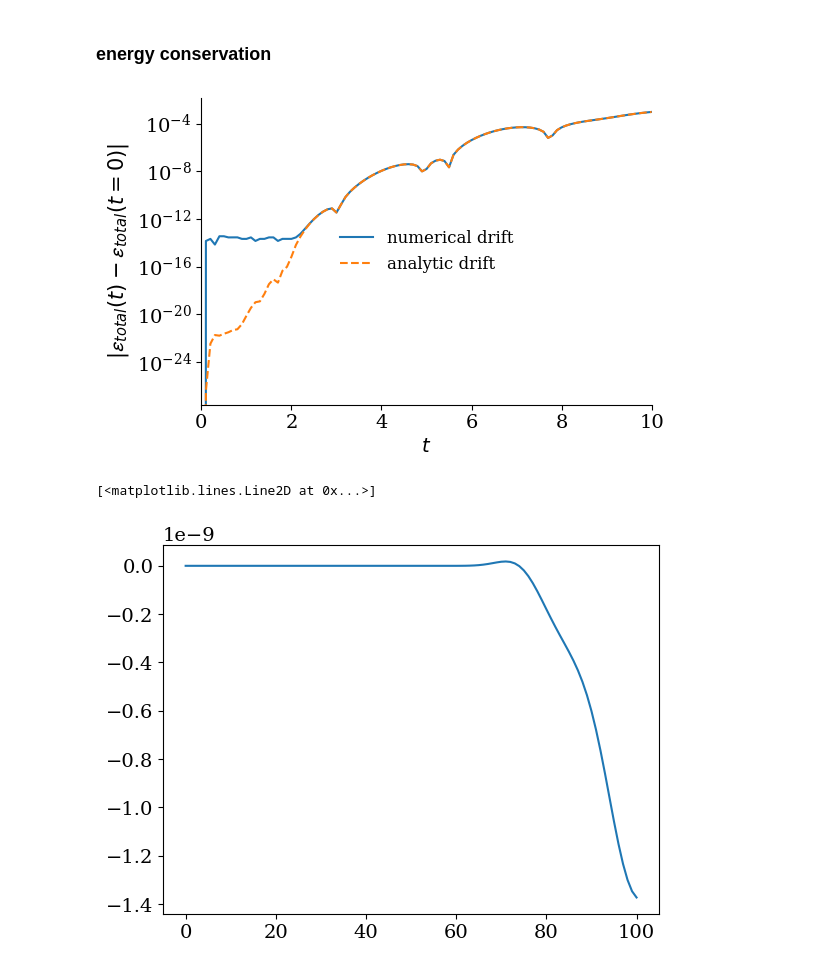
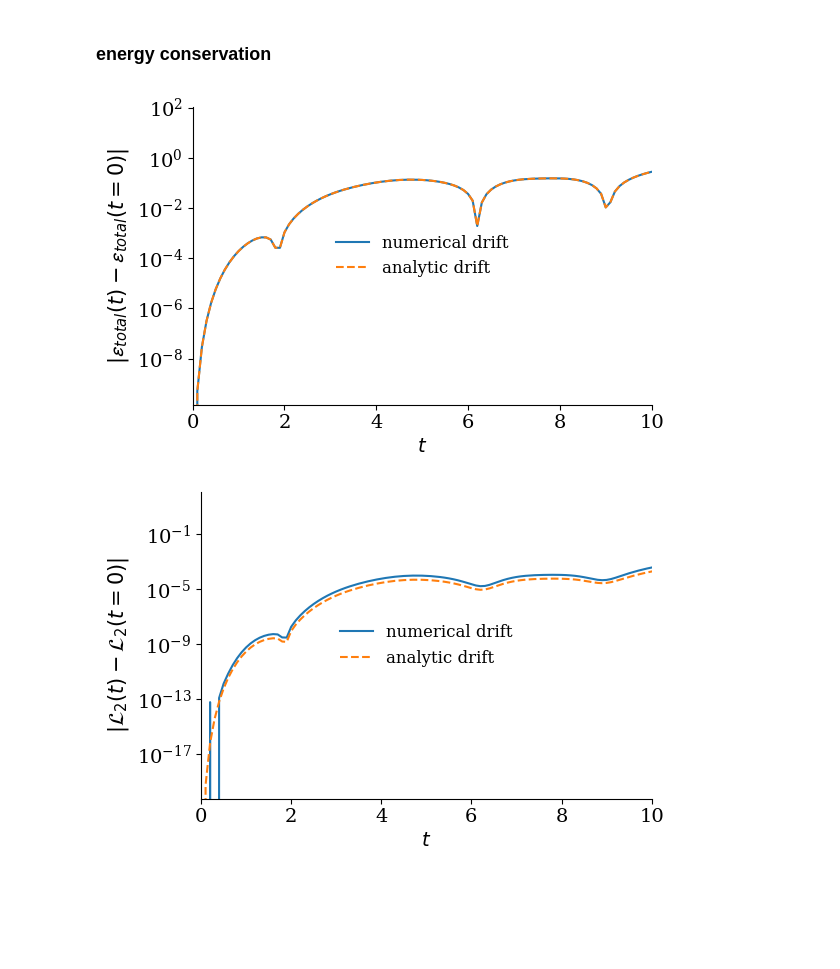
Before and after one commit to opaliss/SW-Conservative-Closure, a Jupyter notebook: SW/bump on tail SW (even).ipynb, the cells around one changed output. Drawn from its saved outputs; the diff is of its cells as text; code cells hidden in the pictures; blank space fills up the shorter version.

```diff
--- a/SW/bump on tail SW (even).ipynb
+++ b/SW/bump on tail SW (even).ipynb
@@ -24,10 +24,10 @@ matplotlib.rc('ytick', labelsize=14)
 # %%
 # set up configuration parameters
 # number of Fourier spectral terms in x
-Nx = 20
+Nx = 25
 Nx_total = 2 * Nx + 1
 # number of Hermite spectral terms in v
-Nv = 21
+Nv = 5
 # Velocity scaling of electron and ion
 alpha_e1 = 1
 alpha_e2 = np.sqrt(1 / 2)
@@ -45,7 +45,7 @@ t_vec = np.linspace(0, T, int(T / dt) + 1)
 # velocity scaling
 u_e1 = -1/2
 u_e2 = 9/2
-u_i = 0
+u_i = -1/2
 # mass normalized
 m_e1 = 1
 m_e2 = 1
@@ -55,7 +55,7 @@ q_e1 = -1
 q_e2 = -1
 q_i = 1
 # type of closure
-closure = "mass"
+closure = "momentum"
 # %%
 # inverse J
 J_inv = J_matrix_inv(Nx=Nx, L=L)
@@ -92,8 +92,7 @@ for ii in range(len(sol_midpoint_t)):
         # unwind the flattening in order to solve the linear system
         state_e1_midpoint[jj, :, ii] = sol_midpoint_u[jj * Nx_total: (jj + 1) * Nx_total, ii]
         state_e2_midpoint[jj, :, ii] = sol_midpoint_u[Nv * Nx_total + jj * Nx_total: Nv * Nx_total + (jj + 1) * Nx_total, ii]
-
-    state_i_midpoint[0, Nx, ii] = (1 / (np.sqrt(2 * np.sqrt(np.pi)))) / alpha_i
+        state_i_midpoint[jj, :, ii] = sol_midpoint_u[2 * Nv * Nx_total + jj * Nx_total: 2 * Nv * Nx_total + (jj + 1) * Nx_total, ii]
 
     E_midpoint[:, ii] = solve_poisson_equation_two_stream(state_e1=state_e1_midpoint[:, :, ii],
                                                           state_e2=state_e2_midpoint[:, :, ii],
@@ -301,7 +286,7 @@ legend = ax.legend(ncols=1, fancybox=False, shadow=False, fontsize=12, loc='cent
 legend.get_frame().set_alpha(0)
 plt.tight_layout()
 # %% [output]
-[figure, old version]
+[figure, new version]
 # %%
 L2_midpoint = np.zeros(len(sol_midpoint_t))
 
@@ -310,10 +295,22 @@ for ii in range(0, len(sol_midpoint_t)):
                     + np.abs(total_L2_norm(state=state_e2_midpoint[:, :, ii], alpha_s=alpha_e2, L=L, Nv=Nv))\
                     + np.abs(total_L2_norm(state=state_i_midpoint[:, :, ii], alpha_s=alpha_i, L=L, Nv=Nv))
 # %%
-plt.plot(L2_midpoint - L2_midpoint[0])
+fig, ax = plt.subplots(ncols=1, figsize=(6, 4))
+
+ax.plot(sol_midpoint_t, np.abs(L2_midpoint -L2_midpoint[0]), label="numerical drift")
+ax.plot(sol_midpoint_t, np.abs(sol_midpoint_u[-7]), ls="--", label="analytic drift")
+
+ax.spines['right'].set_visible(False)
+ax.spines['top'].set_visible(False)
+ax.set_ylabel(r"$|\mathcal{L}_{2}(t)-\mathcal{L}_{2}(t=0)|$", fontsize=15)
+ax.set_xlabel("$ t$")
+ax.set_xlim(0, T)
+ax.set_yscale("log")
+legend = ax.legend(ncols=1, fancybox=False, shadow=False, fontsize=12, loc='center')
+legend.get_frame().set_alpha(0)
+plt.tight_layout()
 # %% [output]
-[<matplotlib.lines.Line2D at 0x...>]
-[figure, old version]
+[figure, new version]
 # %%
 # plot overall conservation properties
 fig, ax = plt.subplots(ncols=1, figsize=(7, 3))
```
Also changed, not shown: parts of 11 cells of this notebook, 2 other files.
